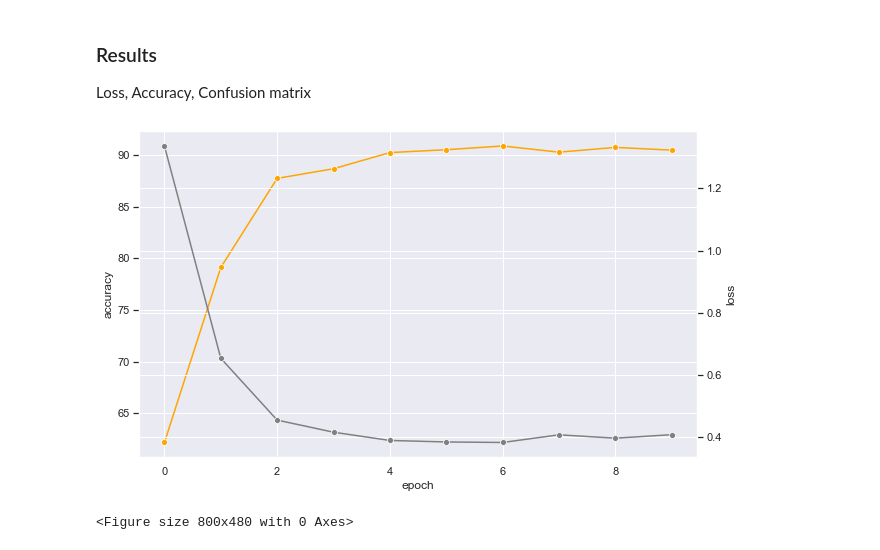
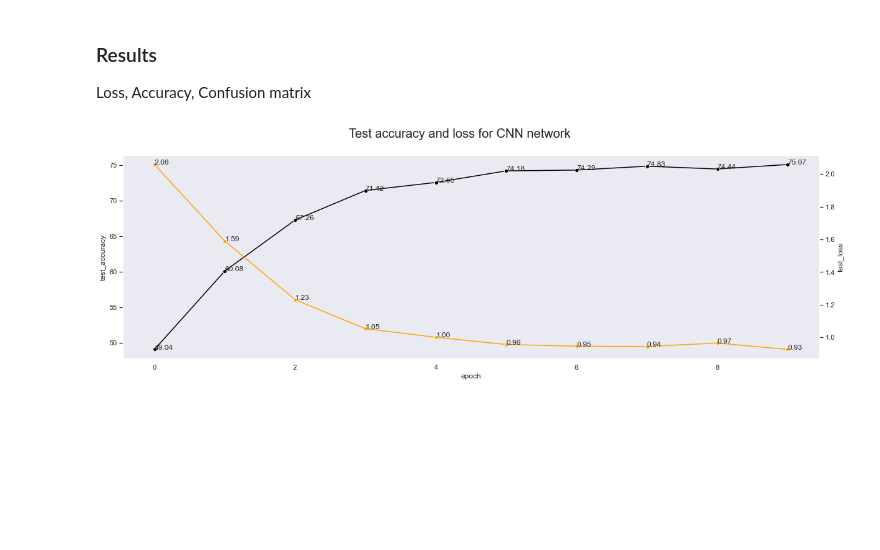
Before and after one commit to ivanobat/nn_sign_lang, a Jupyter notebook: asl_detection_basic.ipynb, the cells around one changed output. Cells and saved outputs as stored; diff of their text form; code cells hidden in the pictures; blank space fills up the shorter version.

```diff
--- a/asl_detection_basic.ipynb
+++ b/asl_detection_basic.ipynb
@@ -288,10 +367,10 @@ for epoch in range(0, epochs):
     scheduler = torch.optim.lr_scheduler.ExponentialLR(optimizer, gamma=gamma)
     print('Epoch = '+str(epoch)+' Learning Rate = ',optimizer.param_groups[0]["lr"])
 
-    train( model_fnn, optimizer, train_data_ldr)
-    accuracy, loss = test(model_fnn, test_data_ldr)
+    train_accuracy, train_loss = train(model_fnn, optimizer, train_data_ldr)
+    test_accuracy, test_loss = test(model_fnn, test_data_ldr)
 
-    temp['nn'], temp['epoch'], temp['accuracy'], temp['loss'] = zip(['simple',epoch,accuracy,loss])
+    temp['nn'], temp['epoch'], temp['train_accuracy'], temp['train_loss'], temp['test_accuracy'], temp['test_loss'] = zip(['simple', epoch, train_accuracy, train_loss, test_accuracy, test_loss])
     results = results.append(temp)
 
     scheduler.step()
@@ -329,0 +430,13 @@ sns.lineplot(data=results_simple, x='epoch', y='loss',marker = 'o', ax=ax2, colo
+# %%
+palette = sns.set_palette('rocket')
+sns.set_style("dark")
+fig1, ax1 = plt.subplots(figsize=(20, 6));
+fig1.suptitle('Train vs test loss on simple network', size=20)
+sns.lineplot(data=results_simple, x='epoch', y='train_loss',marker = 'o', ax=ax1, color='black');
+ax2 = ax1.twinx();
+sns.lineplot(data=results_simple, x='epoch', y='test_loss',marker = 'o', ax=ax2, color='orange');
+
+for _,item in results_simple.iterrows():
+    #print(item)
+    ax1.text(item['epoch'],item['train_loss'],f'{item.train_loss:.2f}');
+    ax2.text(item['epoch'],item['test_loss'],f'{item.test_loss:.2f}');
@@ -433,10 +546,10 @@ for epoch in range(0, epochs):
     scheduler = torch.optim.lr_scheduler.ExponentialLR(optimizer, gamma=gamma)
     print('Epoch = '+str(epoch)+' / Learning Rate = ',optimizer.param_groups[0]["lr"])
 
-    train(model_fnn, optimizer, train_data_ldr)
-    accuracy, loss = test(model_fnn, test_data_ldr)
+    train_accuracy, train_loss = train(model_fnn, optimizer, train_data_ldr)
+    test_accuracy, test_loss = test(model_fnn, test_data_ldr)
 
-    temp['nn'], temp['epoch'], temp['accuracy'], temp['loss'] = zip(['cnn',epoch,accuracy,loss])
+    temp['nn'], temp['epoch'], temp['train_accuracy'], temp['train_loss'], temp['test_accuracy'], temp['test_loss'] = zip(['cnn', epoch, train_accuracy, train_loss, test_accuracy, test_loss])
     results = results.append(temp)
 
     scheduler.step()
@@ -465,11 +578,17 @@ Test set: Average loss: 0.4087, Accuracy: 6489/7172 (90%)
 ### Results
 Loss, Accuracy, Confusion matrix
 # %%
-fig, ax1 = plt.subplots(figsize=(10, 6));
-figure(figsize=(10, 6), dpi=80);
-sns.lineplot(data=results_cnn, x='epoch', y='accuracy',marker='o', ax=ax1, color='orange');
+palette = sns.set_palette('rocket')
+sns.set_style("dark")
+fig1, ax1 = plt.subplots(figsize=(20, 6));
+fig1.suptitle('Test accuracy and loss for CNN network', size=20)
+sns.lineplot(data=results_cnn, x='epoch', y='test_accuracy',marker = 'o', ax=ax1, color='black');
 ax2 = ax1.twinx();
-sns.lineplot(data=results_cnn, x='epoch', y='loss',marker='o', ax=ax2, color='gray');
+sns.lineplot(data=results_cnn, x='epoch', y='test_loss',marker = 'o', ax=ax2, color='orange');
+
+for _,item in results_cnn.iterrows():
+    #print(item)
+    ax1.text(item['epoch'],item['test_accuracy'],f'{item.test_accuracy:.2f}');
+    ax2.text(item['epoch'],item['test_loss'],f'{item.test_loss:.2f}');
 # %% [output]
-[figure, old version]
+[figure, new version]
-<Figure size 800x480 with 0 Axes>
```
Also changed, not shown: parts of 42 cells of this notebook, 2 other files.
